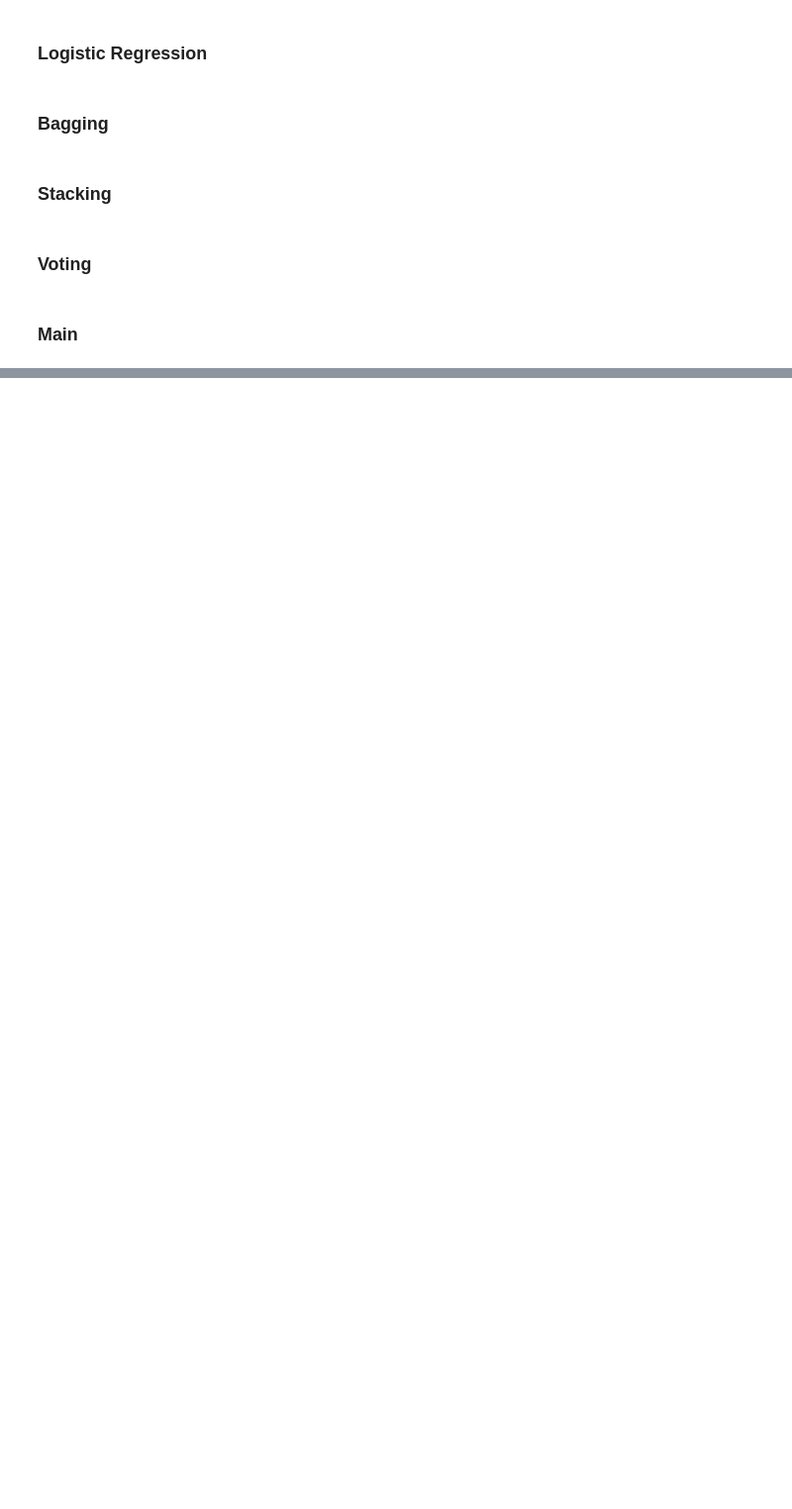
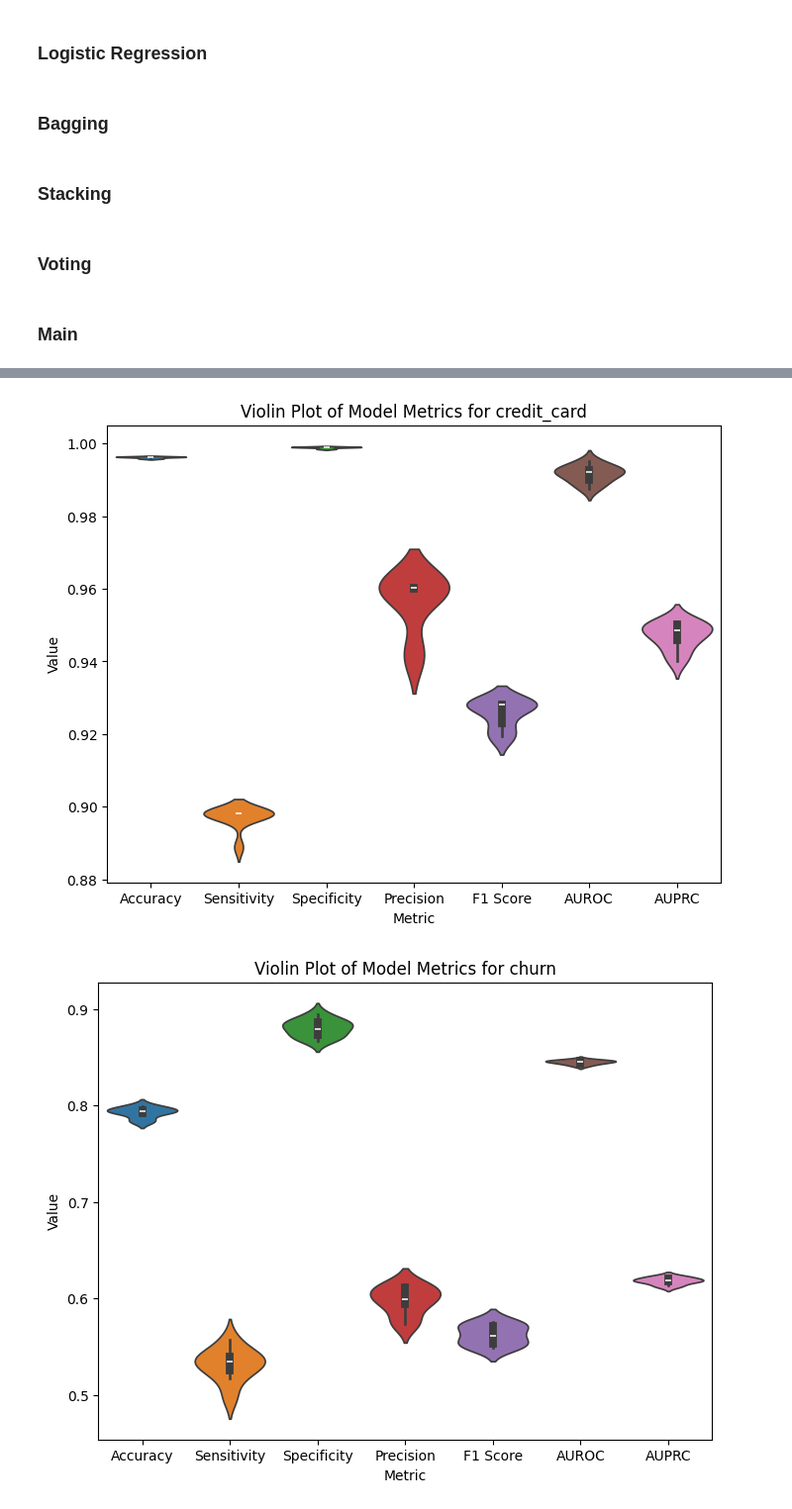
Before and after one commit to NafiuRahman77/CSE-472, a Jupyter notebook: Offline-2/1905077.ipynb, the cells around one changed output, grey strips where cells are left out. Shown at 99% size. Saved outputs shown, nothing was run; the diff lists cells and outputs as text; code cells hidden in the pictures; blank space fills up the shorter version.

```diff
--- a/Offline-2/1905077.ipynb
+++ b/Offline-2/1905077.ipynb
@@ -290,8 +234,8 @@ class LogisticRegression:
 # %% [markdown]
 ### Bagging
 # %%
-class Bagging:
-    def __init__(self, base_model, n_estimators=9, random_seed=42):
+class Bagging(ParentModel):
+    def __init__(self, base_model, n_estimators=9, random_seed=RANDOM_STATE):
         self.base_model = base_model
         self.n_estimators = n_estimators
         self.models = []
@@ -300,13 +244,11 @@ class Bagging:
 
     def bootstrap_sample(self, X, y):
         n_samples = X.shape[0]
-        # Generate random indices with replacement
         indices = np.random.choice(n_samples, n_samples, replace=True)
-
-        # Check if X is a DataFrame, use .iloc for pandas DataFrame
         if isinstance(X, pd.DataFrame):
             return X.iloc[indices], y.iloc[indices]
-        else:  # If X is a NumPy array
+        else:
+            print('X is not a DataFrame')
             return X[indices], y[indices]
 
     def fit(self, X, y):
@@ -319,7 +261,6 @@ class Bagging:
     def get_models(self):
         return self.models
 
-    # evaluate the model. average the accuracy, sensitivity, specificity, precision, f1_score
     def evaluate(self, X, y):
         accuracies = []
         sensitivities = []
@@ -339,7 +280,6 @@ class Bagging:
             aurocs.append(auroc)
             auprcs.append(auprc)
 
-        # Compute mean and standard deviation
         accuracy_mean, accuracy_std = np.mean(accuracies), np.std(accuracies)
         sensitivity_mean, sensitivity_std = np.mean(sensitivities), np.std(sensitivities)
         specificity_mean, specificity_std = np.mean(specificities), np.std(specificities)
@@ -663,0 +490,3 @@ AUPRC: 0.71519081
+# %%
+churn_metrics_df,metrics_churn , labels_churn = test('churn')
+churn_metrics_df
@@ -663,0 +499,3 @@ AUPRC: 0.71519081
+# %%
+adult_metrics_df,metrics_adult , labels_adult = test('adult')
+adult_metrics_df
@@ -663,0 +508,3 @@ AUPRC: 0.71519081
+# %%
+credit_metrics_df, metrics_credit_card , labels_credit_card = test('credit_card')
+credit_metrics_df
@@ -663,0 +517,17 @@ AUPRC: 0.71519081
+# %%
+def plot_metrics(metrics, labels, choice):
+    metric_names = ['Accuracy', 'Sensitivity', 'Specificity', 'Precision', 'F1 Score', 'AUROC', 'AUPRC']
+    df = pd.DataFrame(metrics, columns=metric_names)
+    plt.figure(figsize=(8, 6))
+    sns.violinplot(data=df)
+    plt.title('Violin Plot of Model Metrics for' + ' ' + choice)
+    plt.ylabel('Value')
+    plt.xlabel('Metric')
+    plt.show()
+
+plot_metrics(metrics_credit_card, labels_credit_card, 'credit_card')
+plot_metrics(metrics_churn, labels_churn, 'churn')
+plot_metrics(metrics_adult, labels_adult, 'adult')
+# %% [output]
+[figure, added]
+[figure, added]
```
Also changed, not shown: parts of 17 cells of this notebook, 1 other file.
